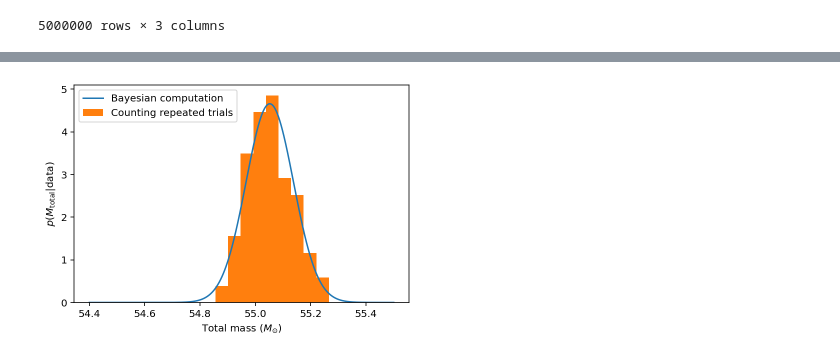
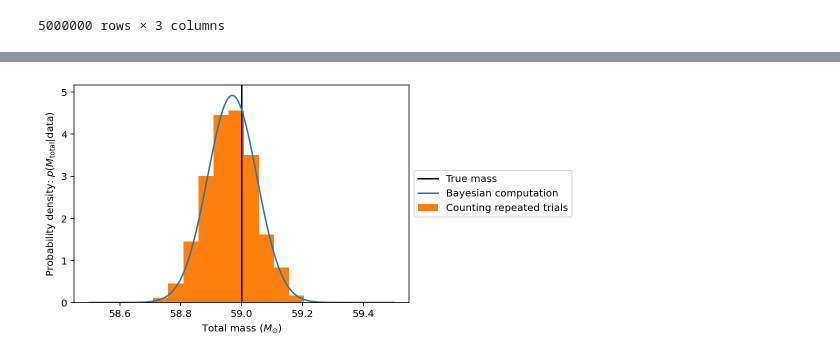
Before and after one commit to rory-smith/Lectures-on-inference-in-GW-astronomy, a Jupyter notebook: GW_data_in_a_toy_universe.ipynb, the cells around one changed output, grey strips where cells are left out. Drawn from its saved outputs; the diff is of its cells as text; code cells hidden in the pictures.

```diff
--- a/GW_data_in_a_toy_universe.ipynb
+++ b/GW_data_in_a_toy_universe.ipynb
@@ -101,7 +179,8 @@ dataframe
 | 4999999 | 60.073915 | -4.339362e-21+3.258731e-23j | 1.853354e-24+1.097158e-23j |
 5000000 rows × 3 columns
 # %%
-strain_data_new = GW_detector_noise(1) + GW_signal(55)
+mtotal_new = 59
+strain_data_new = GW_detector_noise(1) + GW_signal(mtotal_new)
 # %%
 precision = 24 #number of decimal places to round data
 
@@ -162,14 +267,20 @@ def ln_p_mtotal_given_data(mtotal, data):
 # %%
-m_tot_list = np.linspace(54.4,55.5,10000)
+# Let's compute the posterior probability density for a selection of masses
+# We should get the same shape as the histogram and the precise numerical values for the probability density
+m_tot_list = np.linspace(58.5,59.5,1000)
+
 ln_posterior = np.array([ln_p_mtotal_given_data(_m,strain_data_new) for _m in m_tot_list])
-ln_evidence = logsumexp(ln_posterior,b=(m_tot_list[1]-m_tot_list[0]))
+
+ln_evidence = ln_Z(ln_posterior,(m_tot_list[1]-m_tot_list[0]))
 # %%
+plt.axvline(mtotal_new,c='black',label='True mass')
 plt.plot(m_tot_list, np.exp(ln_posterior)/np.exp(ln_evidence),label='Bayesian computation')
-plt.hist(measurement_table['total mass'],bins='auto',density=True,label='Counting repeated trials')
-plt.legend(loc=2)
+plt.hist(measurement_table['total mass'],density=True,label='Counting repeated trials')
+
+plt.legend(loc='center left', bbox_to_anchor=(1, 0.5))
 plt.xlabel("Total mass ($M_{\odot})$")
-plt.ylabel("$p(M_{\mathrm{total}}|$data)")
+plt.ylabel("Probability density: $p(M_{\mathrm{total}}|$data)")
 plt.ylim(0)
 plt.show()
 # %% [output]
-[figure, old version]
+[figure, new version]
```
Also changed, not shown: parts of 29 cells of this notebook.
